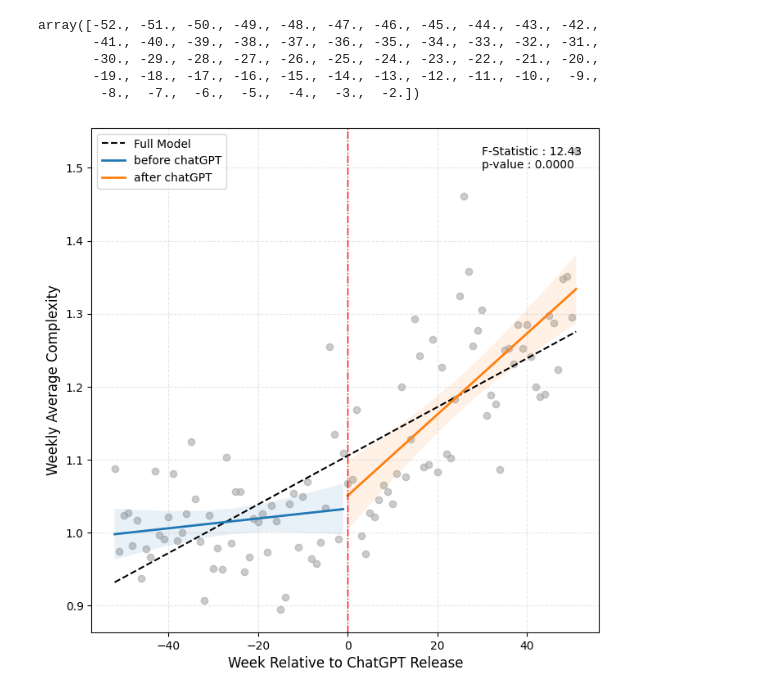
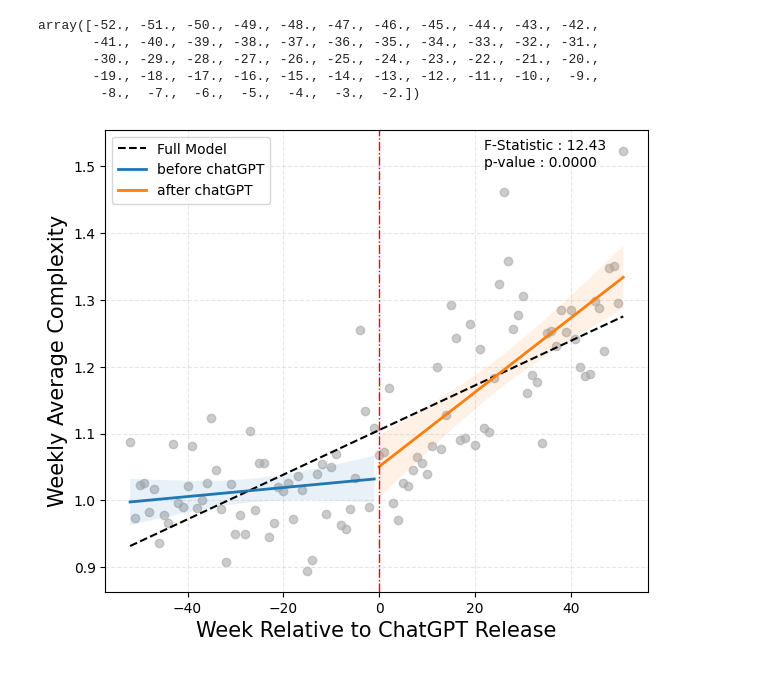
Before and after one commit to boysbeanxious/stackoverflow_src, a Jupyter notebook: thesis/Result_Fig3.ipynb, the cells around one changed output. Cells and saved outputs as stored; diff of their text form; code cells hidden in the pictures.

```diff
--- a/thesis/Result_Fig3.ipynb
+++ b/thesis/Result_Fig3.ipynb
@@ -241,30 +241,30 @@ array([-52., -51., -50., -49., -48., -47., -46., -45., -44., -43., -42.,
 # %%
 x = chow_df_1year['rel_week'].values
 y = chow_df_1year['Cognitive Complexity'].values
 
 split_idx = np.argmax(np.where(x < 0))+1
 x1= x[:split_idx]
 x2= x[split_idx:]
 # 시각화
-plt.figure(figsize=(8, 8))
+plt.figure(figsize=(7, 6))
 plt.scatter(x, y,  alpha=0.6, color='darkgray')
 plt.plot(x, st_chow_1year.y_predict, label="Full Model", linestyle="--", color="black")
 
 
 plt.plot(x1, st_chow_1year.y1_predict, label="before chatGPT", linewidth='2')
 plt.fill_between(x1, st_chow_1year.y1_predict - st_chow_1year.y1_conf_interval, st_chow_1year.y1_predict + st_chow_1year.y1_conf_interval, alpha=0.1)
 
 plt.plot(x2, st_chow_1year.y2_predict, label="after chatGPT", linewidth='2')
 plt.fill_between(x2, st_chow_1year.y2_predict - st_chow_1year.y2_conf_interval, st_chow_1year.y2_predict + st_chow_1year.y2_conf_interval, alpha=0.1)
 
-plt.text(30, 1.5, s=f'F-Statistic : {F_stat_1:.2f}\np-value : {p_value_1:.4f}', fontsize = 10) #
+plt.text(22, 1.5, s=f'F-Statistic : {F_stat_1:.2f}\np-value : {p_value_1:.4f}', fontsize = 10) #
 plt.axvline(x=0,     color='red',    linestyle='-.', linewidth=1)
 
 plt.legend( loc='upper left')
-plt.xlabel("Week Relative to ChatGPT Release", fontsize=12)
-plt.ylabel("Weekly Average Complexity", fontsize=12)
+plt.xlabel("Week Relative to ChatGPT Release", fontsize=15)
+plt.ylabel("Weekly Average Complexity", fontsize=15)
 plt.grid(True, linestyle='--', alpha=0.3)
 plt.savefig("./fig/Result_Fig3.png", dpi=300, bbox_inches='tight')  # DPI 설정 및 여백 최소화
 plt.show()
 # %% [output]
-[figure, old version]
+[figure, new version]
```
Also changed, not shown: 1 other file.
